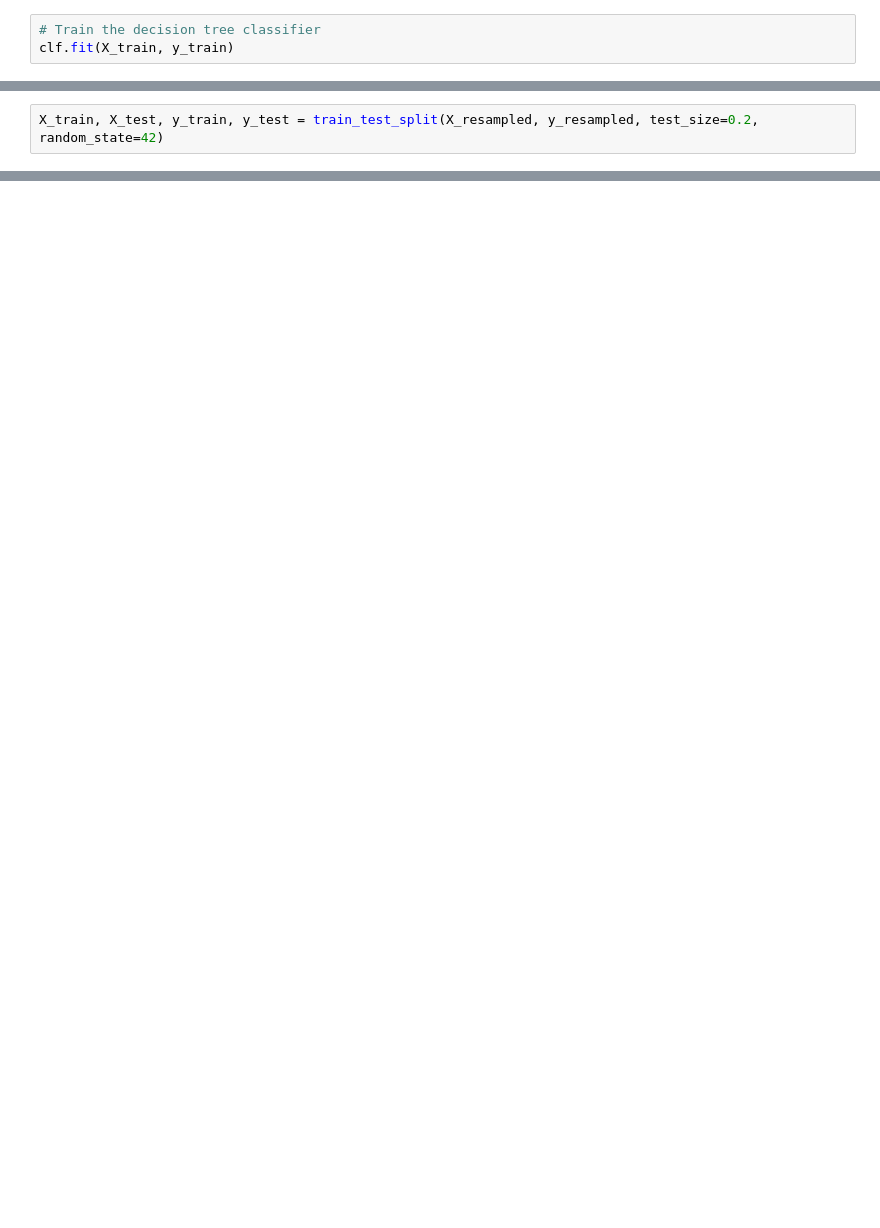
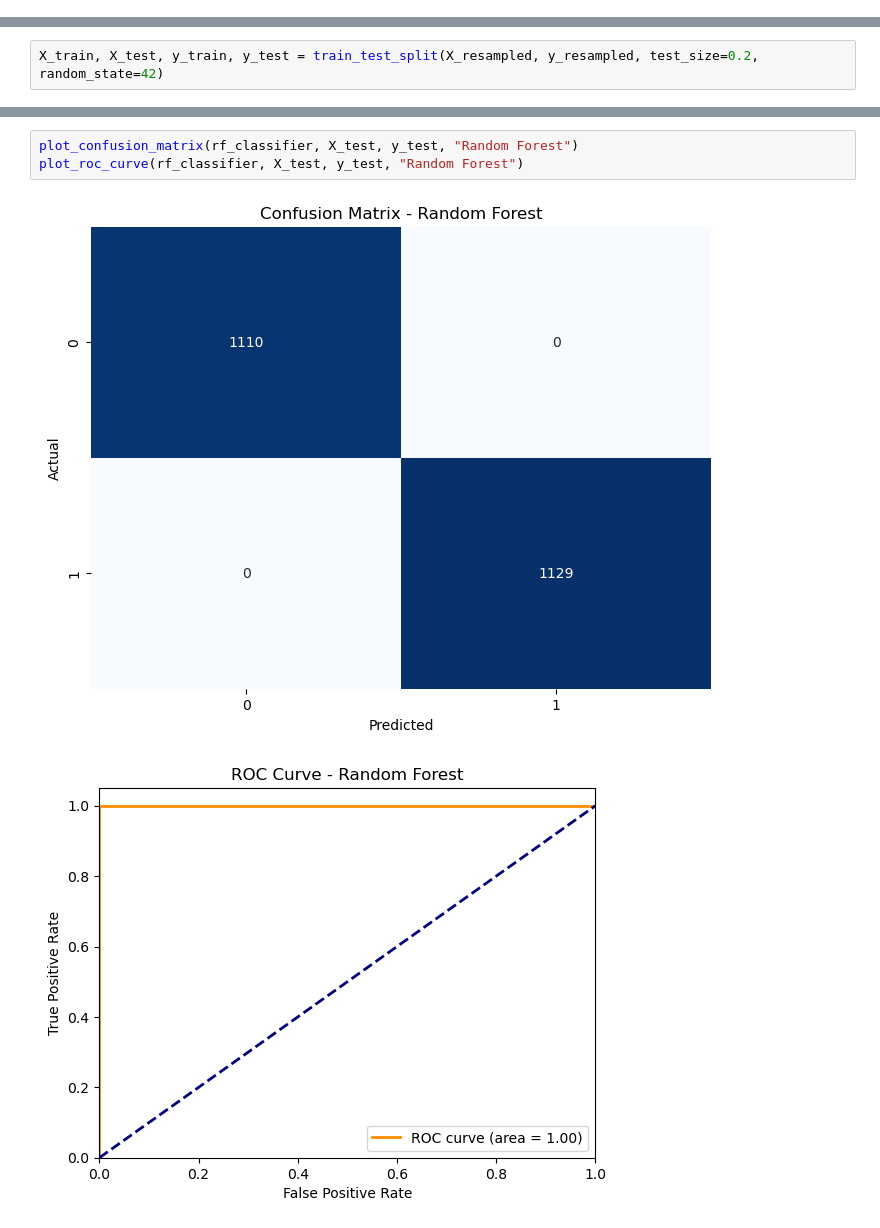
Before and after one commit to whareverr/phase_3_project, a Jupyter notebook: index.ipynb, the cells around one changed output, grey strips where cells are left out. Drawn from its saved outputs; the diff is of its cells as text; blank space fills up the shorter version.

```diff
--- a/index.ipynb
+++ b/index.ipynb
@@ -340,3 +329,0 @@ clf = DecisionTreeClassifier(random_state=42)
-# %%
-# Train the decision tree classifier
-clf.fit(X_train, y_train)
@@ -567,0 +622,6 @@ weighted avg       1.00      1.00      1.00      2239
+# %%
+plot_confusion_matrix(rf_classifier, X_test, y_test, "Random Forest")
+plot_roc_curve(rf_classifier, X_test, y_test, "Random Forest")
+# %% [output]
+[figure, added]
+[figure, added]
```
Also changed, not shown: parts of 73 cells of this notebook.
